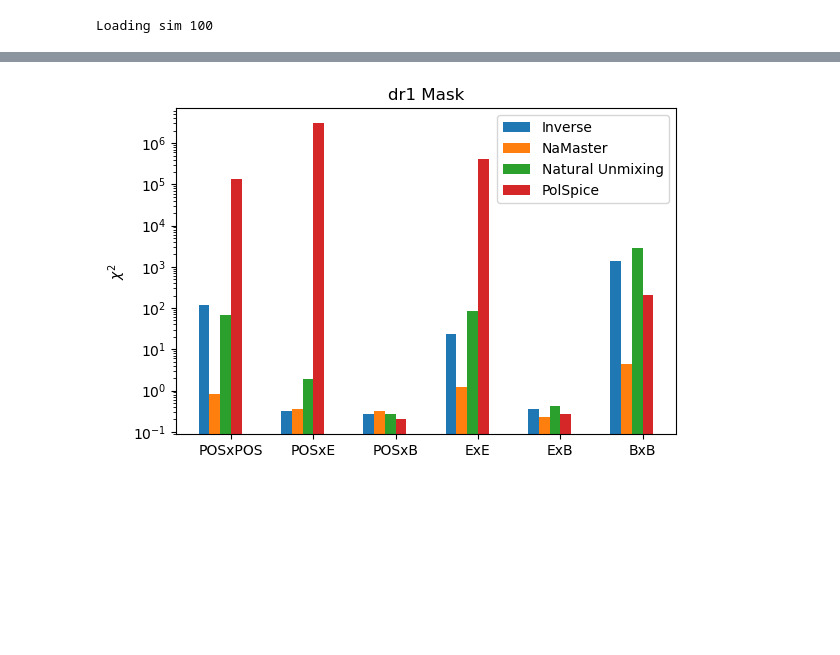
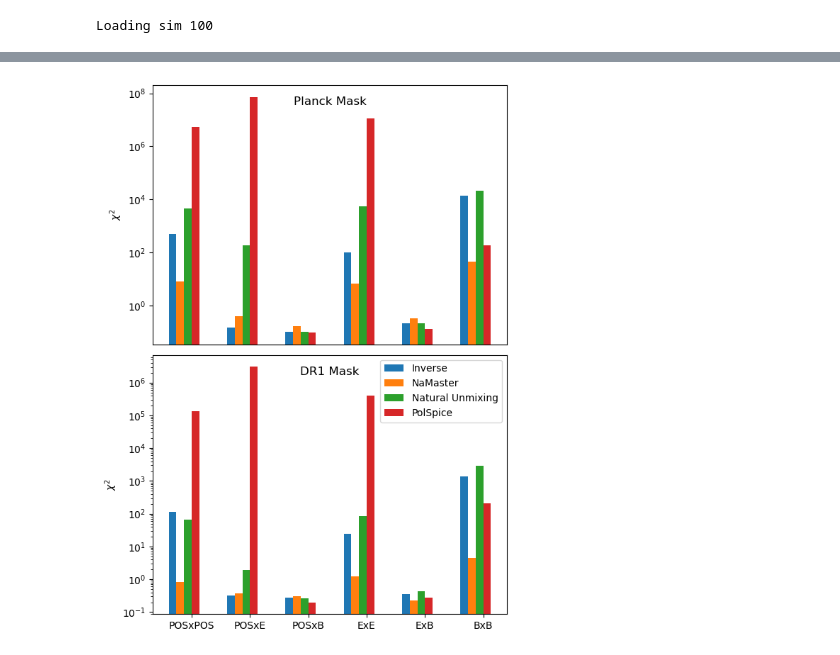
Before and after one commit to JaimeRZP/GLASS_cov_challenge, a Jupyter notebook: unmixing_comparison.ipynb, the cells around one changed output, grey strips where cells are left out. Drawn from its saved outputs; the diff is of its cells as text; code cells hidden in the pictures; blank space fills up the shorter version.

```diff
--- a/unmixing_comparison.ipynb
+++ b/unmixing_comparison.ipynb
@@ -265,8 +315,0 @@ Loading sim 100
-# %%
-nmt_cqs = {}
-for i in range(1, n+1):
-    print(f"Loading sim {i}", end='\r')
-    nmt_cqs[i] = heracles.read(path+f"/cls_nmt/cqs_data_nmt_np_{i}.fits")
-inv_cqs = heracles.binned(inv_cls, ledges)
-nu_cqs = heracles.binned(nu_cls, ledges)
-pols_cqs = heracles.binned(pols_cls, ledges)
@@ -1017,42 +1396,82 @@ xi2s_pols = get_xi2s(pols_cqs_m, _theory_cqs, pols_ensemble_covqq)
+# %%
+planck_xi2s_inv = get_xi2s(planck_inv_cqs_m, _theory_cqs, planck_inv_ensemble_covqq)
+planck_xi2s_nmt = get_xi2s(planck_nmt_cqs_m, _theory_cqs, planck_nmt_ensemble_covqq)
+planck_xi2s_nu = get_xi2s(planck_nu_cqs_m, _theory_cqs, planck_nu_ensemble_covqq)
+planck_xi2s_pols = get_xi2s(planck_pols_cqs_m, _theory_cqs, planck_pols_ensemble_covqq)
+
+dr1_xi2s_inv = get_xi2s(dr1_inv_cqs_m, _theory_cqs, dr1_inv_ensemble_covqq)
+dr1_xi2s_nmt = get_xi2s(dr1_nmt_cqs_m, _theory_cqs, dr1_nmt_ensemble_covqq)
+dr1_xi2s_nu = get_xi2s(dr1_nu_cqs_m, _theory_cqs, dr1_nu_ensemble_covqq)
+dr1_xi2s_pols = get_xi2s(dr1_pols_cqs_m, _theory_cqs, dr1_pols_ensemble_covqq)
 # %%
 import matplotlib.pyplot as plt
 
+fig, axes = plt.subplots(2, 1, figsize=(6, 8))
+fig.subplots_adjust(hspace=0.0)
+
 # List of chi-squared dictionaries to plot
 chi2_dicts = {
-    "Inverse": xi2s_inv,
-    "NaMaster": xi2s_nmt,
-    "Natural Unmixing": xi2s_nu,
-    "PolSpice": xi2s_pols,
+    "Inverse": planck_xi2s_inv,
+    "NaMaster": planck_xi2s_nmt,
+    "Natural Unmixing": planck_xi2s_nu,
+    "PolSpice": planck_xi2s_pols,
 }
-
-keys = list(xi2s.keys())
+keys = list(chi2_dicts.values())[0].keys()
 labels = [
     "POSxPOS", "POSxE", "POSxB",
     "ExE", "ExB", "BxB"
 ]
 
 x = range(len(keys))
 width = 0.13
-
-fig, ax = plt.subplots(figsize=(6, 4))
-
 for i, (name, d) in enumerate(chi2_dicts.items()):
     values = [d[k] for k in keys]
-    ax.bar(
+    axes[0].bar(
         [xi + i * width for xi in x],
         values,
         width=width,
         label=name
     )
 
-ax.set_xticks([xi + width*2.5 for xi in x])
-ax.set_xticklabels(labels)
-ax.set_ylabel(r"$\chi^2$")
-ax.set_title(f"{mask_type} Mask")
-ax.set_yscale("log")
-ax.legend()
+axes[0].set_xticks([])
+axes[0].set_xticklabels([])
+axes[0].set_ylabel(r"$\chi^2$")
+axes[0].set_title("Planck Mask", y=0.9)
+axes[0].set_yscale("log")
+
+# List of chi-squared dictionaries to plot
+chi2_dicts = {
+    "Inverse": dr1_xi2s_inv,
+    "NaMaster": dr1_xi2s_nmt,
+    "Natural Unmixing": dr1_xi2s_nu,
+    "PolSpice": dr1_xi2s_pols,
+}
+keys = list(chi2_dicts.values())[0].keys()
+labels = [
+    "POSxPOS", "POSxE", "POSxB",
+    "ExE", "ExB", "BxB"
+]
+
+x = range(len(keys))
+width = 0.13
+for i, (name, d) in enumerate(chi2_dicts.items()):
+    values = [d[k] for k in keys]
+    axes[1].bar(
+        [xi + i * width for xi in x],
+        values,
+        width=width,
+        label=name
+    )
+
+axes[1].set_xticks([xi + width*2.5 for xi in x])
+axes[1].set_xticklabels(labels)
+axes[1].set_ylabel(r"$\chi^2$")
+axes[1].set_title("DR1 Mask", y=0.9)
+axes[1].set_yscale("log")
+axes[1].legend()
+
 plt.tight_layout()
 plt.show()
-fig.savefig(f'/home/jaimerzp/Desktop/mixing_mat_plots/Xi2s_{mask_type}.pdf', bbox_inches='tight')
+fig.savefig(f'/home/jaimerzp/Desktop/mixing_mat_plots/Xi2s_comp.pdf', bbox_inches='tight')
 # %% [output]
-[figure, old version]
+[figure, new version]
```
Also changed, not shown: parts of 22 cells of this notebook, 3 other files.
